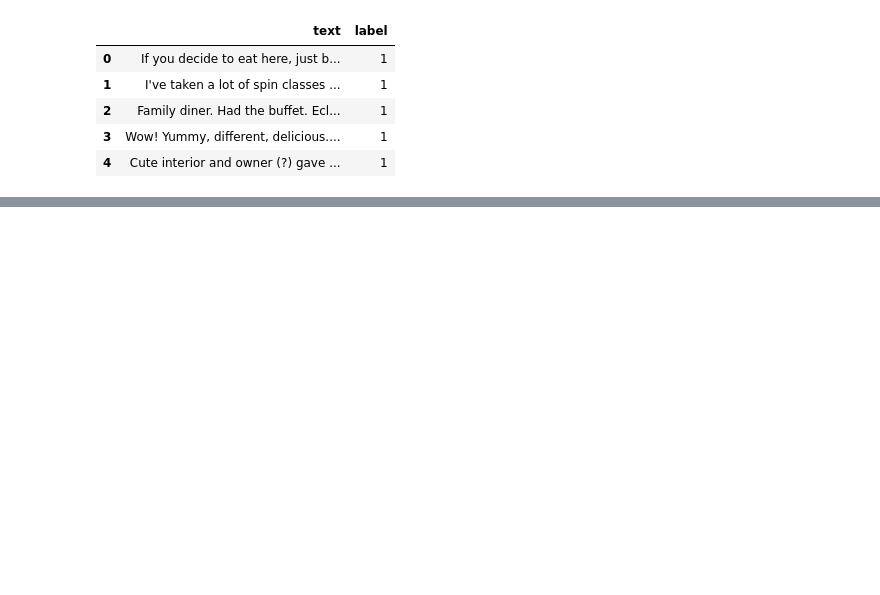
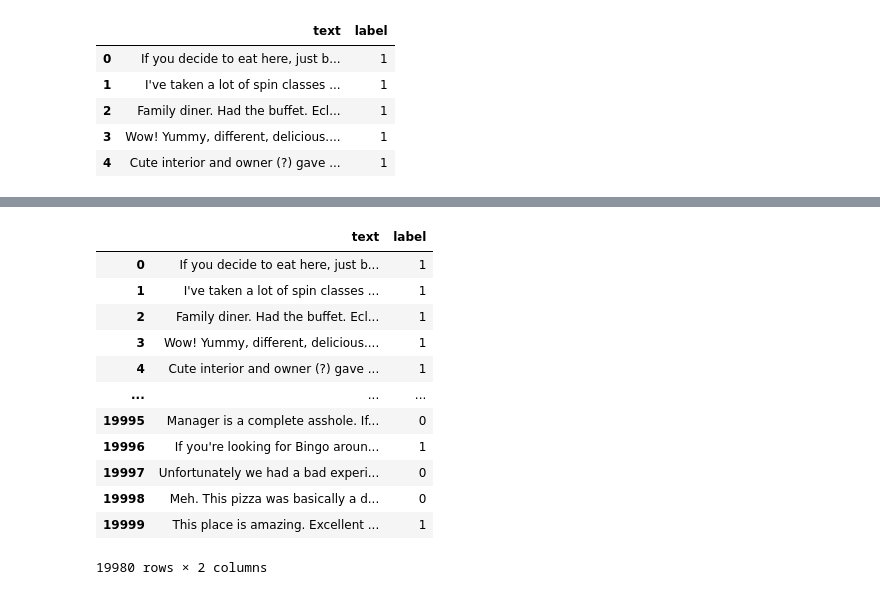
Before and after one commit to Sachinranasing/CM3604-Deep-Learning-Coursework, a Jupyter notebook: Senti with BERT Model.ipynb, the cells around one changed output, grey strips where cells are left out. Drawn from its saved outputs; the diff is of its cells as text; code cells hidden in the pictures; blank space fills up the shorter version.

```diff
--- a/Senti with BERT Model.ipynb
+++ b/Senti with BERT Model.ipynb
@@ -107,0 +147,20 @@ new_df.head()
+# %%
+yelp=new_df[new_df['text'].apply(detect)=='en']
+#yelp is the data frame we will continue to work on.
+#yelp only contains English reviews
+# %%
+yelp
+# %% [output]
+|  | text | label |
+| 0 | If you decide to eat here, just b... | 1 |
+| 1 | I've taken a lot of spin classes ... | 1 |
+| 2 | Family diner. Had the buffet. Ecl... | 1 |
+| 3 | Wow! Yummy, different, delicious.... | 1 |
+| 4 | Cute interior and owner (?) gave ... | 1 |
+| ... | ... | ... |
+| 19995 | Manager is a complete asshole. If... | 0 |
+| 19996 | If you're looking for Bingo aroun... | 1 |
+| 19997 | Unfortunately we had a bad experi... | 0 |
+| 19998 | Meh. This pizza was basically a d... | 0 |
+| 19999 | This place is amazing. Excellent ... | 1 |
+19980 rows × 2 columns
```
Also changed, not shown: parts of 7 cells of this notebook.
